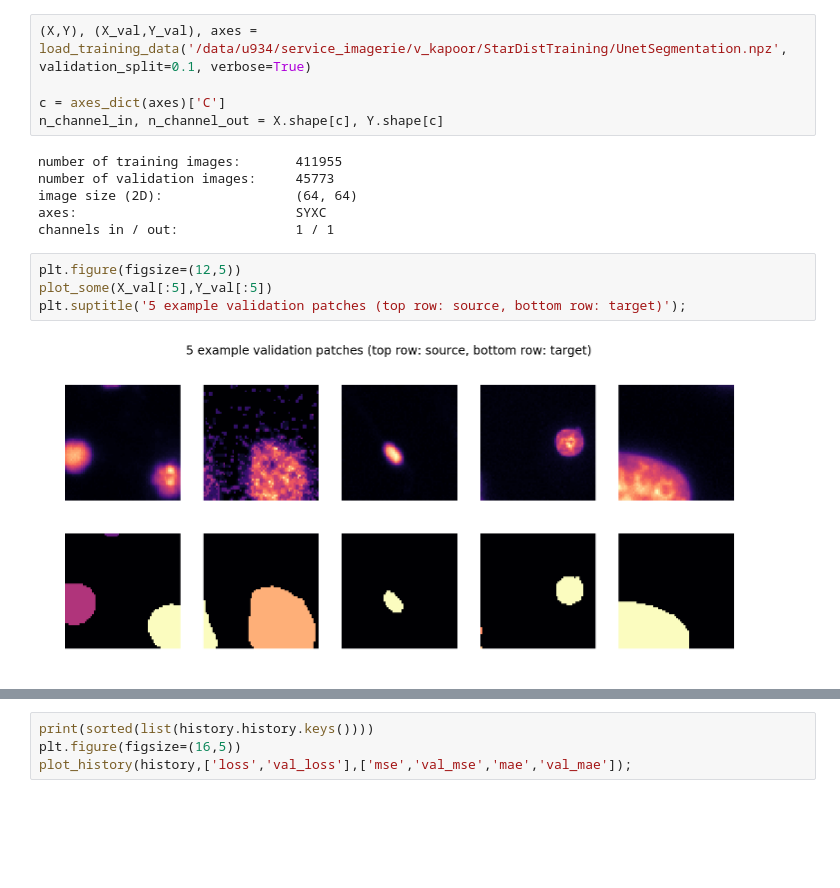
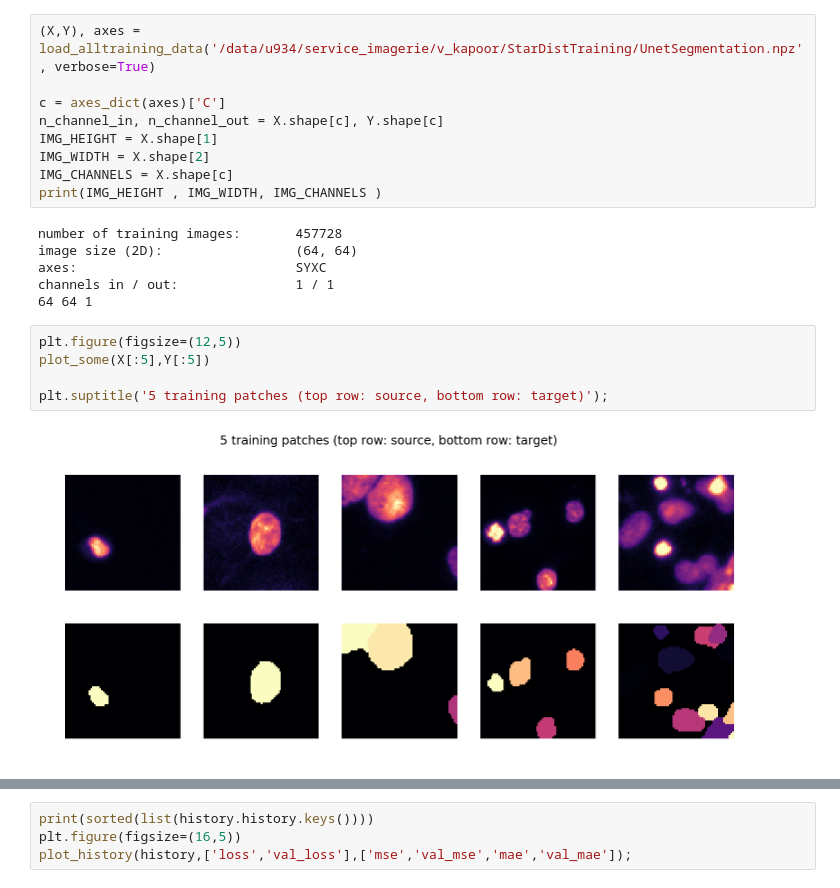
Before and after one commit to lucas-sancere/CAREforCurie, a Jupyter notebook: UNet/TrainModel.ipynb, the cells around one changed output, grey strips where cells are left out. Cells and saved outputs as stored; diff of their text form; blank space fills up the shorter version.

Commit message:
Changing UNet model

```diff
--- a/UNet/TrainModel.ipynb
+++ b/UNet/TrainModel.ipynb
@@ -15,17 +121,22 @@ Using TensorFlow backend.
 # %%
-(X,Y), (X_val,Y_val), axes = load_training_data('/data/u934/service_imagerie/v_kapoor/StarDistTraining/UnetSegmentation.npz', validation_split=0.1, verbose=True)
+(X,Y), axes = load_alltraining_data('/data/u934/service_imagerie/v_kapoor/StarDistTraining/UnetSegmentation.npz', verbose=True)
 
 c = axes_dict(axes)['C']
 n_channel_in, n_channel_out = X.shape[c], Y.shape[c]
+IMG_HEIGHT = X.shape[1]
+IMG_WIDTH = X.shape[2]
+IMG_CHANNELS = X.shape[c]
+print(IMG_HEIGHT , IMG_WIDTH, IMG_CHANNELS )
 # %% [output]
-number of training images:       411955
-number of validation images:     45773
+number of training images:       457728
 image size (2D):                 (64, 64)
 axes:                            SYXC
 channels in / out:               1 / 1
+64 64 1
 # %%
 plt.figure(figsize=(12,5))
-plot_some(X_val[:5],Y_val[:5])
-plt.suptitle('5 example validation patches (top row: source, bottom row: target)');
+plot_some(X[:5],Y[:5])
+
+plt.suptitle('5 training patches (top row: source, bottom row: target)');
 # %% [output]
-[figure, old version]
+[figure, new version]
```
Also changed, not shown: parts of 9 cells of this notebook, 7 other files.
